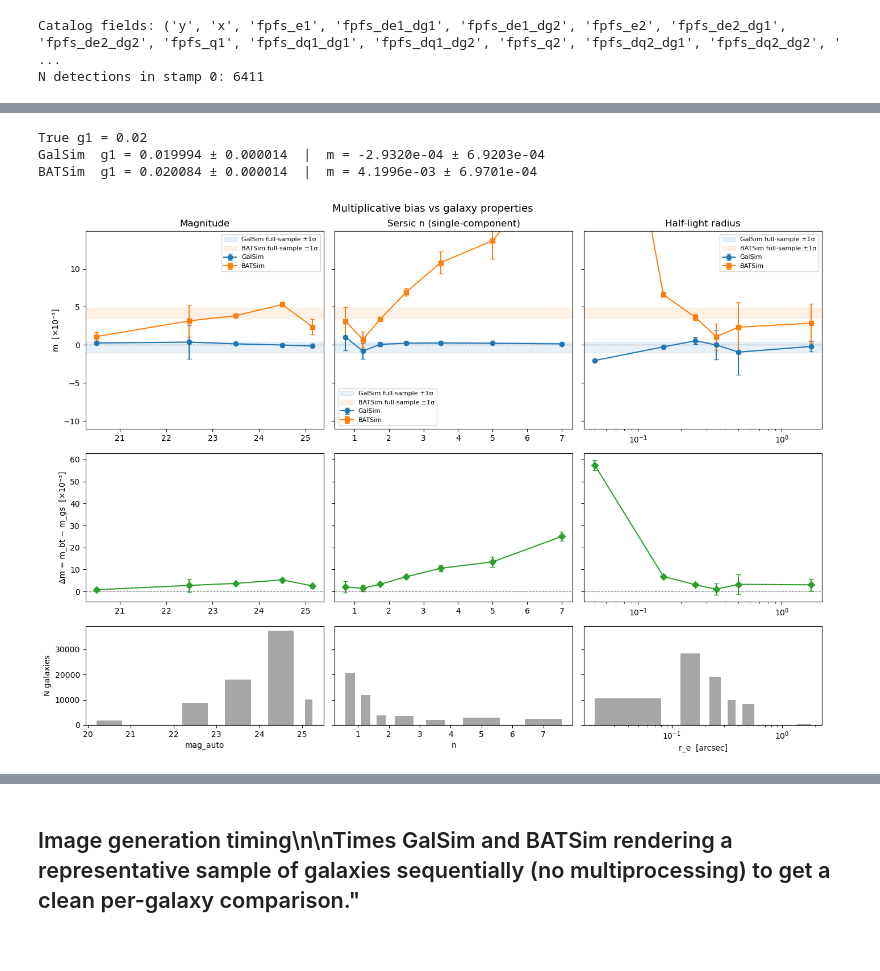
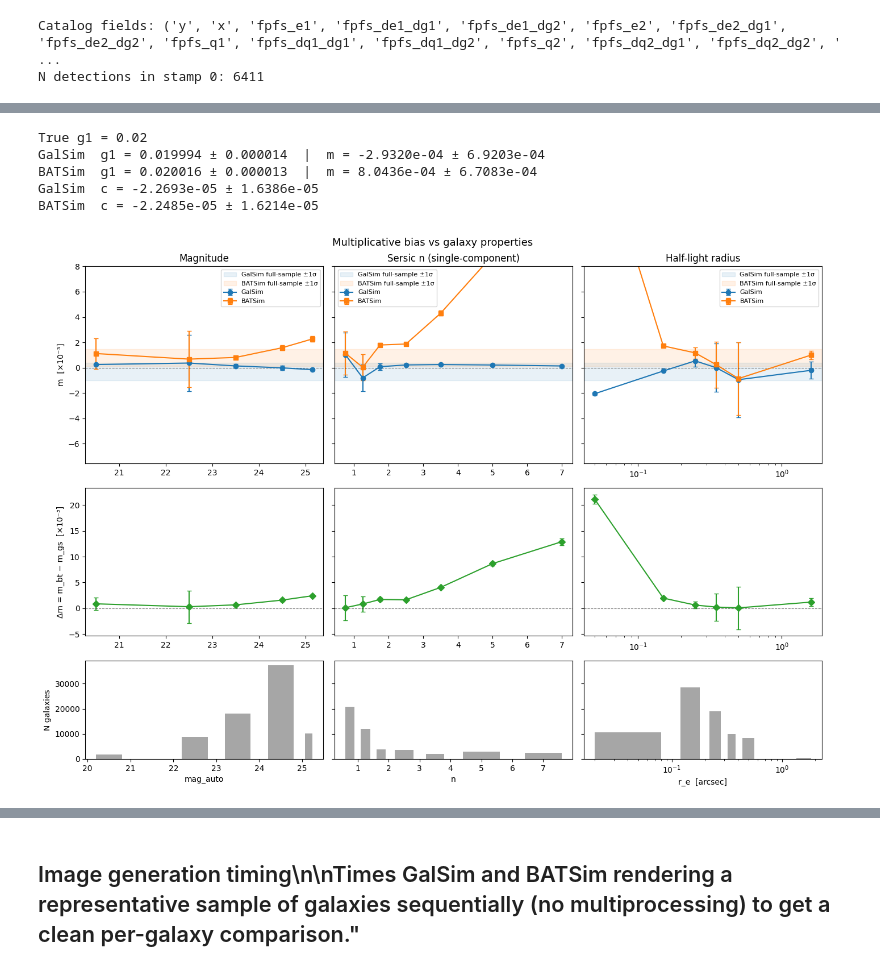
Before and after one commit to CMacM/BATSim, a Jupyter notebook: notebooks/validation/new_shear_accuracy.ipynb, the cells around one changed output, grey strips where cells are left out. Drawn from its saved outputs; the diff is of its cells as text; code cells hidden in the pictures.

Commit message:
updated validation notebooks

```diff
--- a/notebooks/validation/new_shear_accuracy.ipynb
+++ b/notebooks/validation/new_shear_accuracy.ipynb
@@ -286,7 +313,7 @@ def keep_one_per_tile(cat, k_array):
 
 for i in tqdm(range(n_stamps)):
     # v4: dedup at rotation sub-stamp level to preserve all n_rot rotations per galaxy
-    cache_file = os.path.join(CACHE_DIR, f'fpfs_autodet_cat_v4_{i}.pkl')
+    cache_file = os.path.join(CACHE_DIR, f'fpfs_autodet_cat_v5_{i}.pkl')
     n_gal = len(stamp_inds[i])
 
     if os.path.exists(cache_file):
@@ -575,10 +744,16 @@ res_full_bt = jackknife_over_tiles(E_bt, R_bt, lens_shear)
 print(f'True g1 = {lens_shear}')
 print(f'GalSim  g1 = {res_full_gs["g1"]:.6f} ± {res_full_gs["g1_err"]:.6f}  |  m = {res_full_gs["m"]:.4e} ± {res_full_gs["m_err"]:.4e}')
 print(f'BATSim  g1 = {res_full_bt["g1"]:.6f} ± {res_full_bt["g1_err"]:.6f}  |  m = {res_full_bt["m"]:.4e} ± {res_full_bt["m_err"]:.4e}')
+
+add_full_gs, add_full_bt = compute_additive_bias_for_mask(np.ones(len(all_gal_inds), dtype=bool))
+print(f'GalSim  c = {add_full_gs["c"]:.4e} ± {add_full_gs["c_err"]:.4e}')
+print(f'BATSim  c = {add_full_bt["c"]:.4e} ± {add_full_bt["c_err"]:.4e}')
 # %% [output]
 True g1 = 0.02
 GalSim  g1 = 0.019994 ± 0.000014  |  m = -2.9320e-04 ± 6.9203e-04
-BATSim  g1 = 0.020084 ± 0.000014  |  m = 4.1996e-03 ± 6.9701e-04
+BATSim  g1 = 0.020016 ± 0.000013  |  m = 8.0436e-04 ± 6.7083e-04
+GalSim  c = -2.2693e-05 ± 1.6386e-05
+BATSim  c = -2.2485e-05 ± 1.6214e-05
 # %%
 res_mag = run_binned_analysis(
     mag_all, np.array([18, 20, 21, 22, 23, 24, 25, 25.3]), 'magnitude'
@@ -596,5 +783,5 @@ res_hlr = run_binned_analysis(
 # %%
-def get_valid(res, ref_err, max_err_factor=5):
+def get_valid(res, ref_err, m_or_c='m', max_err_factor=5):
     """
     Build a boolean mask selecting bins with reliable bias estimates.
 
@@ -616,17 +803,20 @@ def get_valid(res, ref_err, max_err_factor=5):
     np.ndarray of bool
         True for bins that are not NaN and have errors within the threshold.
     """
+    gs_key = m_or_c + '_gs'
+    err_key = m_or_c + '_gs_err'
+    bt_err_key = m_or_c + '_bt_err'
     return (
-        ~np.isnan(res['m_gs'])
-        & (res['m_gs_err'] < max_err_factor * ref_err)
-        & (res['m_bt_err'] < max_err_factor * ref_err)
+        ~np.isnan(res[gs_key])
+        & (res[err_key] < max_err_factor * ref_err)
+        & (res[bt_err_key] < max_err_factor * ref_err)
     )
 
 
 def plot_selection_bias_summary(results_list, titles, xlabels, log_x_flags,
-                                res_full_gs, res_full_bt, save_path=None):
+                                res_full_gs, res_full_bt, m_or_c='m', save_path=None):
     """
-    Plot multiplicative bias vs galaxy property for multiple properties.
+    Plot a bias vs galaxy property for multiple properties.
 
     Produces a 3-row × N-column figure where each column corresponds to one
     galaxy property. Row 0 shows m_gs and m_bt with full-sample reference
@@ -654,72 +844,82 @@ def plot_selection_bias_summary(results_list, titles, xlabels, log_x_flags,
     -------
     None
     """
+
+
     fig, axes = plt.subplots(3, 3, figsize=(14, 10), sharey='row',
                              gridspec_kw={'height_ratios': [2, 1.5, 1]})
-    fig.suptitle('Multiplicative bias vs galaxy properties', fontsize=13)
+    if m_or_c == 'm':
+        fig.suptitle('Multiplicative bias vs galaxy properties', fontsize=13)
+    elif m_or_c == 'c':
+        fig.suptitle('Addiative bias vs galaxy properties', fontsize=13)
+    else:
+        raise ValueError("you either should plot m or c")
 
-    ref_lo = min((res_full_gs['m'] - 3 * res_full_gs['m_err']) * 1e3,
-                 (res_full_bt['m'] - 3 * res_full_bt['m_err']) * 1e3)
-    ref_hi = max((res_full_gs['m'] + 3 * res_full_gs['m_err']) * 1e3,
-                 (res_full_bt['m'] + 3 * res_full_bt['m_err']) * 1e3)
+    ref_lo = min((res_full_gs[m_or_c] - 3 * res_full_gs[m_or_c+'_err']) * 1e3,
+                 (res_full_bt[m_or_c] - 3 * res_full_bt[m_or_c+'_err']) * 1e3)
+    ref_hi = max((res_full_gs[m_or_c] + 3 * res_full_gs[m_or_c+'_err']) * 1e3,
+                 (res_full_bt[m_or_c] + 3 * res_full_bt[m_or_c+'_err']) * 1e3)
     pad = abs(ref_hi - ref_lo)
 
     for col, (res, title, xlabel, log_x) in enumerate(
         zip(results_list, titles, xlabels, log_x_flags)
     ):
-        valid  = get_valid(res, res_full_gs['m_err'])
+        valid  = get_valid(res, res_full_gs[m_or_c + '_err'], m_or_c=m_or_c)
         x      = res['centers'][valid]
         widths = np.diff(res['bin_edges'])[valid] * 0.6
 
         ax = axes[0, col]
-        ax.axhspan((res_full_gs['m'] - res_full_gs['m_err']) * 1e3,
-                   (res_full_gs['m'] + res_full_gs['m_err']) * 1e3,
+        ax.axhspan((res_full_gs[m_or_c] - res_full_gs[m_or_c+'_err']) * 1e3,
+                   (res_full_gs[m_or_c] + res_full_gs[m_or_c+'_err']) * 1e3,
                    alpha=0.1, color='C0', label='GalSim full-sample ±1σ')
-        ax.axhspan((res_full_bt['m'] - res_full_bt['m_err']) * 1e3,
-                   (res_full_bt['m'] + res_full_bt['m_err']) * 1e3,
+        ax.axhspan((res_full_bt[m_or_c] - res_full_bt[m_or_c+'_err']) * 1e3,
+                   (res_full_bt[m_or_c] + res_full_bt[m_or_c+'_err']) * 1e3,
                    alpha=0.1, color='C1', label='BATSim full-sample ±1σ')
-        ax.errorbar(x, res['m_gs'][valid] * 1e3, yerr=res['m_gs_err'][valid] * 1e3,
+        ax.errorbar(x, res[m_or_c+'_gs'][valid] * 1e3, yerr=res[m_or_c+'_gs_err'][valid] * 1e3,
                     fmt='o-', capsize=3, label='GalSim')
-        ax.errorbar(x, res['m_bt'][valid] * 1e3, yerr=res['m_bt_err'][valid] * 1e3,
+        ax.errorbar(x, res[m_or_c+'_bt'][valid] * 1e3, yerr=res[m_or_c+'_bt_err'][valid] * 1e3,
                     fmt='s-', capsize=3, label='BATSim')
         ax.axhline(0, color='k', ls='--', lw=0.8, alpha=0.5)
         ax.set_title(title)
         ax.set_ylim(ref_lo - pad, ref_hi + pad)
         if col == 0:
-            ax.set_ylabel('m  [×10⁻³]')
+            ax.set_ylabel(m_or_c+'  [×10⁻³]')
         ax.legend(fontsize=8)
 
         ax2 = axes[1, col]
-        ax2.errorbar(x, res['dm'][valid] * 1e3, yerr=res['dm_err'][valid] * 1e3,
+        ax2.errorbar(x, res['d'+m_or_c][valid] * 1e3, yerr=res['d'+m_or_c+'_err'][valid] * 1e3,
                      fmt='D-', color='C2', capsize=3)
         ax2.axhline(0, color='k', ls='--', lw=0.8, alpha=0.5)
         if col == 0:
-            ax2.set_ylabel('Δm = m_bt − m_gs  [×10⁻³]')
+            if m_or_c == 'm':
+                ax2.set_ylabel('Δm = m_bt − m_gs  [×10⁻³]')
+            elif m_or_c == 'c':
+                ax2.set_ylabel('Δc = c_bt − c_gs  [×10⁻³]')
 
         ax3 = axes[2, col]
         ax3.bar(x, res['n_gals'][valid], width=widths, color='gray', alpha=0.7)
         ax3.set_xlabel(xlabel)
         if col == 0:
             ax3.set_ylabel('N galaxies')
 
         if log_x:
             for ax_ in axes[:, col]:
                 ax_.set_xscale('log')
 
     plt.tight_layout()
     if save_path is not None:
         plt.savefig(save_path, dpi=150, bbox_inches='tight')
     plt.show()
 
 
 plot_selection_bias_summary(
     results_list = [res_mag,    res_n,                         res_hlr],
     titles       = ['Magnitude', 'Sersic n (single-component)', 'Half-light radius'],
     xlabels      = ['mag_auto',  'n',                           'r_e  [arcsec]'],
     log_x_flags  = [False,       False,                         True],
     res_full_gs  = res_full_gs,
     res_full_bt  = res_full_bt,
-    save_path    = 'selection_bias_summary.png',
+    save_path    = 'mutliplicative_selection_bias_summary.png',
 )
 # %% [output]
-[figure, old version]
+[figure, new version]
```
Also changed, not shown: parts of 14 cells of this notebook, 2 other files.
